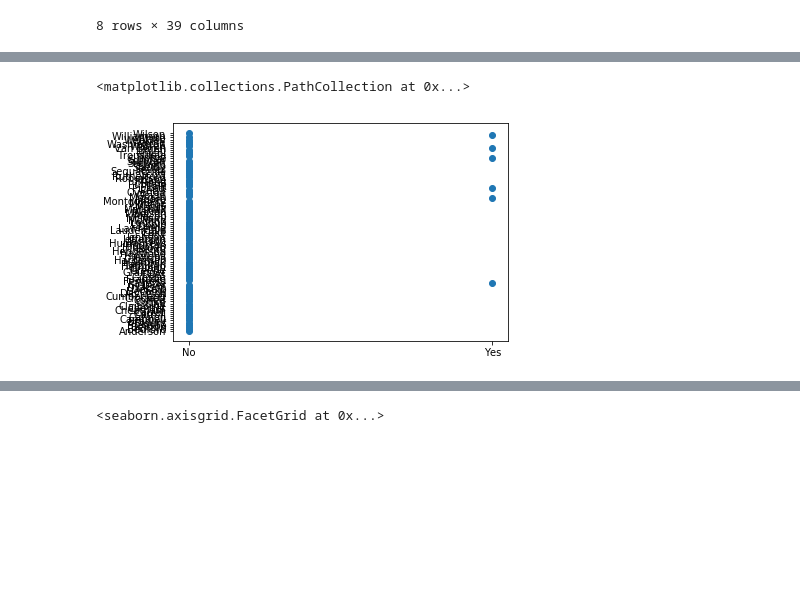
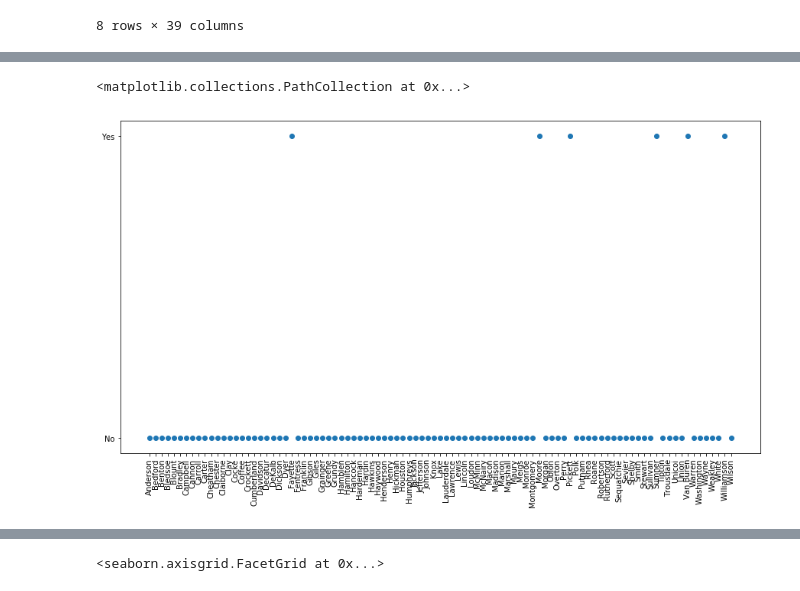
Before and after one commit to blackmonica/vanderbilt-aspire-data-essentials, a Jupyter notebook: Smile.ipynb, the cells around one changed output, grey strips where cells are left out. Saved outputs shown, nothing was run; the diff lists cells and outputs as text; code cells hidden in the pictures; blank space fills up the shorter version.

```diff
--- a/Smile.ipynb
+++ b/Smile.ipynb
@@ -150,7 +112,7 @@ pop_df
 # %%
 cancer_df['county'] = [county.replace(' County', '') for county in cancer_df.county]
 # %%
-cancer_df.drop(cancer_df.index[:2],inplace = True)
+
 pop_df['county'] = [county.replace(' County, Tennessee', '')for county in pop_df.county]
 # %%
 pop_and_cancer = pd.merge(pop_df,cancer_df,on = 'county', how = 'outer')
@@ -189,3 +182,5 @@ memory usage: 31.9+ KB
+# %%
+pop_and_cancer.drop(pop_and_cancer.index[95:97],inplace = True)
 # %%
 pop_and_cancer.describe()
 # %% [output]
@@ -238,6 +215,8 @@ plt.hist(x)
 # %%
 #What does the distribution of counties **meeting** and **not meeting** the 2020 Healthy People Objective target of 161.4 cancer deaths per 100,000 people look like?
-plt.scatter(pop_and_cancer['Met_Health_People_Objective'],pop_and_cancer['county'])
+plt.figure(figsize=(15,8))
+plt.xticks(rotation = 90)
+plt.scatter(pop_and_cancer['county'], pop_and_cancer['Met_Health_People_Objective'])
 # %% [output]
 <matplotlib.collections.PathCollection at 0x...>
-[figure, old version]
+[figure, new version]
```
Also changed, not shown: parts of 28 cells of this notebook.
